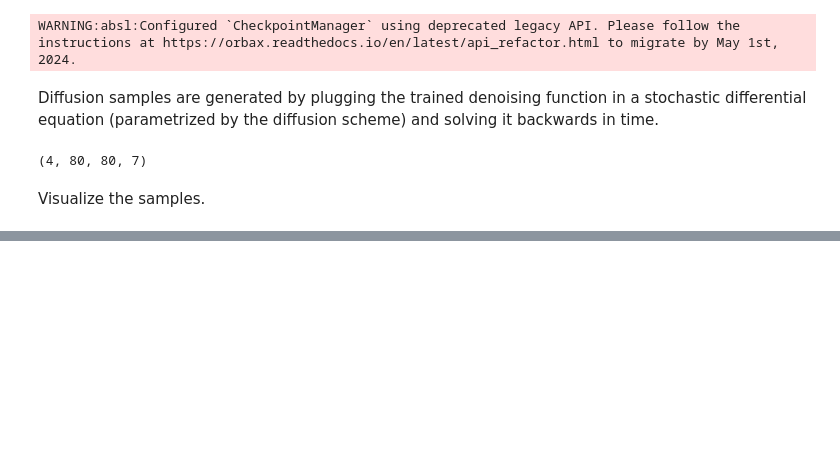
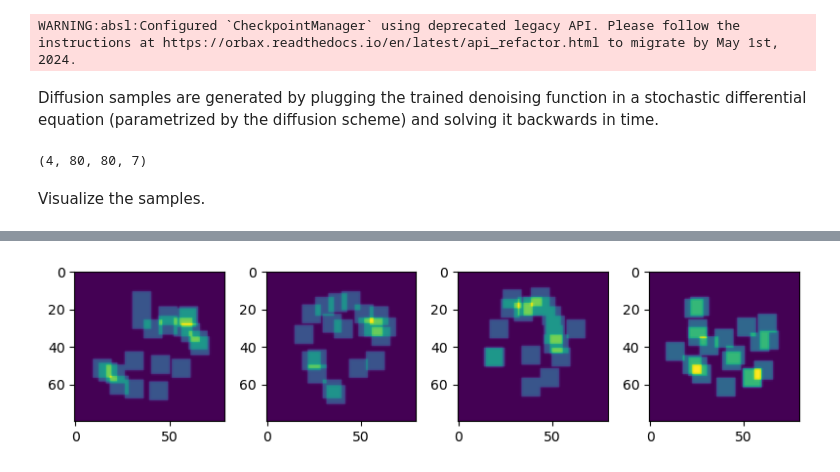
Before and after one commit to maguerrap/Inverse_Scattering, a Jupyter notebook: Notebooks/guided_diffusion_joint.ipynb, the cells around one changed output, grey strips where cells are left out. Drawn from its saved outputs; the diff is of its cells as text; code cells hidden in the pictures; blank space fills up the shorter version.

```diff
--- a/Notebooks/guided_diffusion_joint.ipynb
+++ b/Notebooks/guided_diffusion_joint.ipynb
@@ -297,0 +324,5 @@ plt.show()
+# %%
+scatter_test = np.reshape(scatter[NTRAIN:,:,:],(NTEST,80,80,6))
+eta_re_test = np.array([eta_re[NTRAIN:,:,:]])
+eta_re_test = np.swapaxes(np.swapaxes(np.swapaxes(eta_re_test,0,1),1,2),2,3)
+scatter_eta_re_test = np.concatenate((scatter_test,eta_re_test),axis=-1)
@@ -297,0 +331,23 @@ plt.show()
+# %%
+batch_size_testing = 4
+dict_data_test = {}
+dict_data_test["truth"] = {"scatter-eta": scatter_eta_re_test}
+dataset_test = tf.data.Dataset.from_tensor_slices(dict_data_test)
+dataset_test = dataset_test.repeat()
+dataset_test = dataset_test.batch(batch_size_testing)
+dataset_test = dataset_test.prefetch(tf.data.AUTOTUNE)
+dataset_test = dataset_test.as_numpy_iterator()
+test_batch_eta = next(iter(dataset_test))["truth"]
+# %%
+# Plot testing samples
+#vmin, vmax = -3, 3
+
+# Plot generated samples #eta
+fig, ax = plt.subplots(1, 4, figsize=(8, 2))
+for i in range(4):
+    im = ax[i].imshow(test_batch_eta["scatter-eta"][i, :, :, 6])#, vmin=vmin, vmax=vmax)
+
+plt.tight_layout()
+plt.show()
+# %% [output]
+[figure, added]
```
Also changed, not shown: parts of 23 cells of this notebook, 1 other file.
